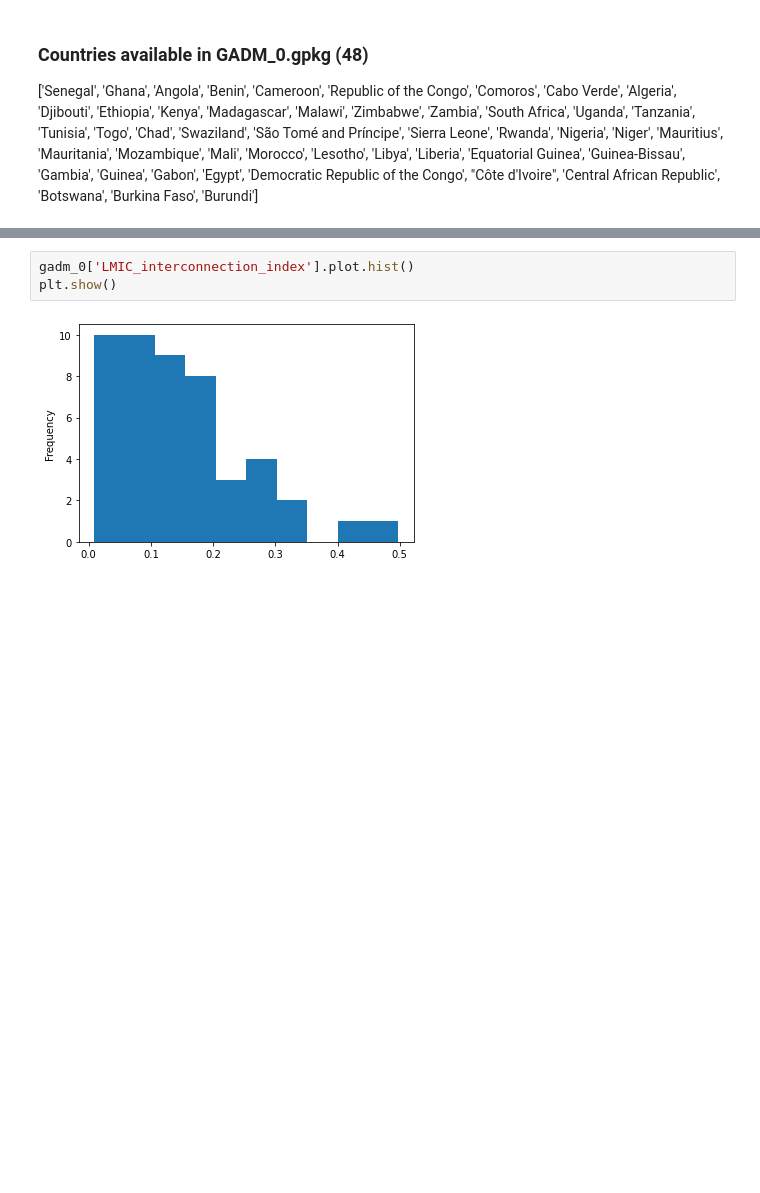
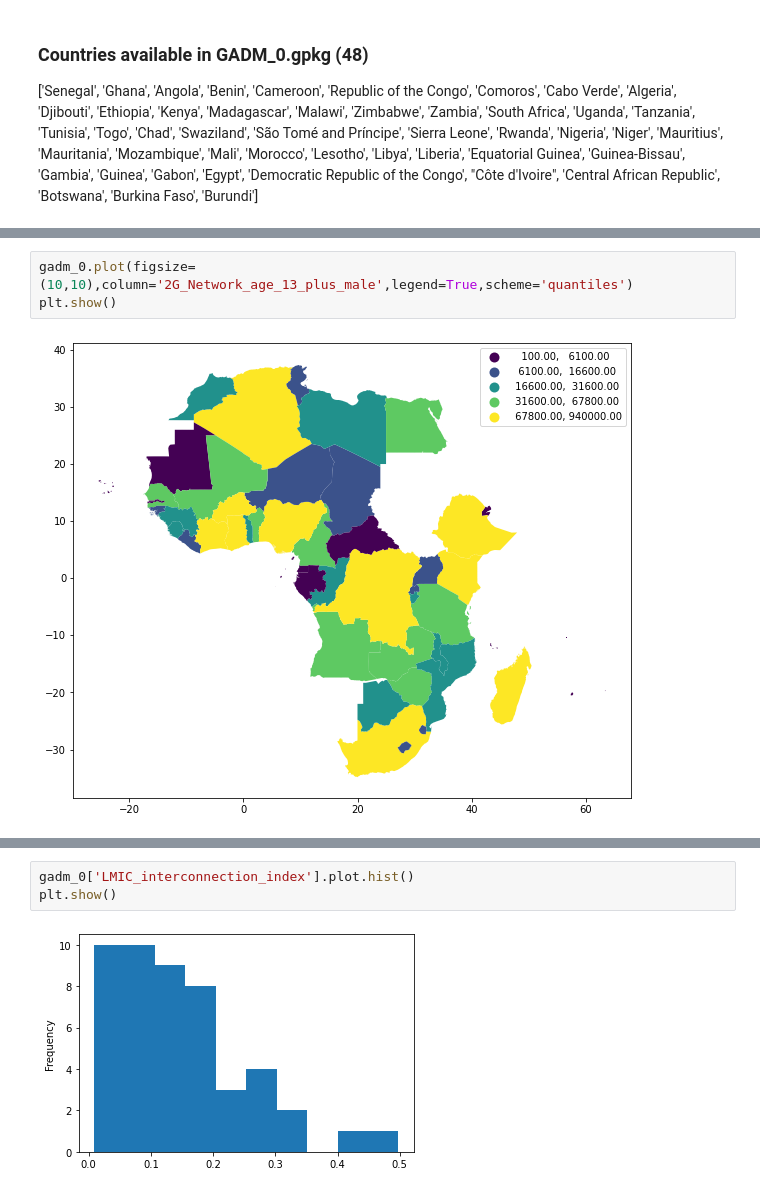
Before and after one commit to Societal-Computing/health_inequalities, a Jupyter notebook: notebooks/Data_creation.ipynb, the cells around one changed output, grey strips where cells are left out. Saved outputs shown, nothing was run; the diff lists cells and outputs as text; blank space fills up the shorter version.

```diff
--- a/notebooks/Data_creation.ipynb
+++ b/notebooks/Data_creation.ipynb
@@ -72,0 +89,5 @@ gadm_0.head()
+# %%
+gadm_0.plot(figsize=(10,10),column='2G_Network_age_13_plus_male',legend=True,scheme='quantiles')
+plt.show()
+# %% [output]
+[figure, added]
```
Also changed, not shown: parts of 12 cells of this notebook, 1 other file.
